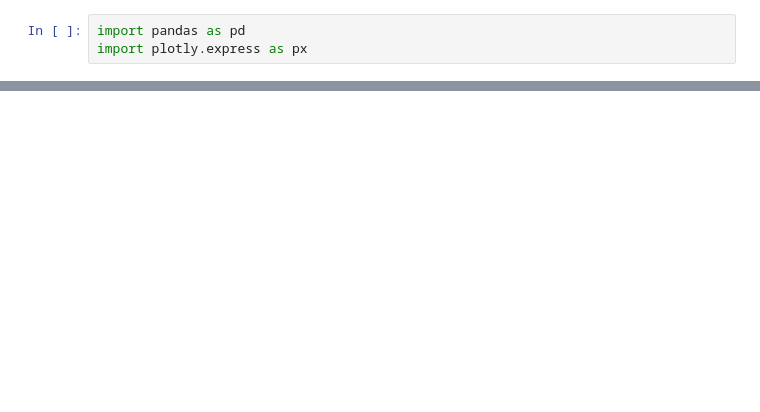
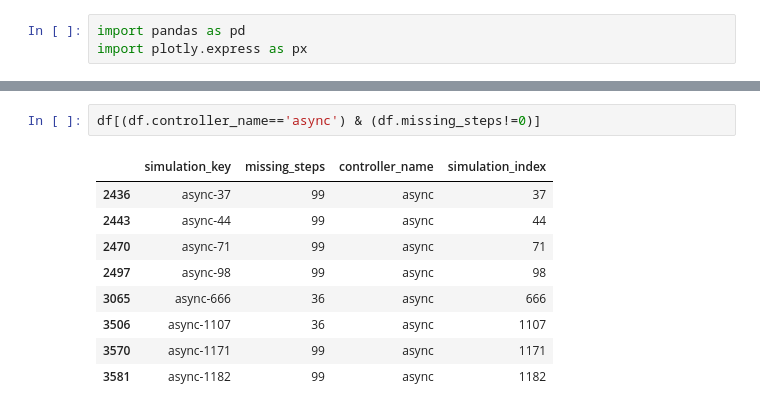
Before and after one commit to rasvob/robot-simulator, a Jupyter notebook: OptimizersSimulationSummary/simulations_summary.ipynb, the cells around one changed output, grey strips where cells are left out. Cells and saved outputs as stored; diff of their text form; blank space fills up the shorter version.

```diff
--- a/OptimizersSimulationSummary/simulations_summary.ipynb
+++ b/OptimizersSimulationSummary/simulations_summary.ipynb
@@ -33,3 +34,15 @@ px.bar(df_grouped_zeros, x='index', y='zeros_count', color='index')
 px.box(df, y='missing_steps', color='controller_name')
 # %% [output]
 [interactive output not drawn]
+# %%
+df[(df.controller_name=='async') & (df.missing_steps!=0)]
+# %% [output]
+|  | simulation_key | missing_steps | controller_name | simulation_index |
+| 2436 | async-37 | 99 | async | 37 |
+| 2443 | async-44 | 99 | async | 44 |
+| 2470 | async-71 | 99 | async | 71 |
+| 2497 | async-98 | 99 | async | 98 |
+| 3065 | async-666 | 36 | async | 666 |
+| 3506 | async-1107 | 36 | async | 1107 |
+| 3570 | async-1171 | 99 | async | 1171 |
+| 3581 | async-1182 | 99 | async | 1182 |
```
Also changed, not shown: parts of 3 cells of this notebook, 6 other files.
